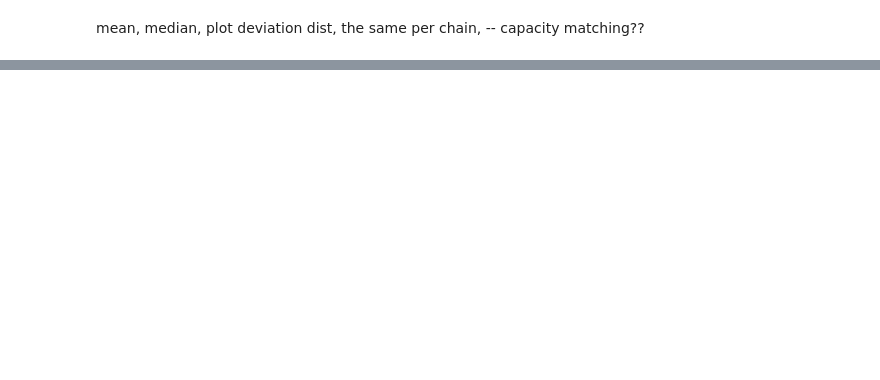
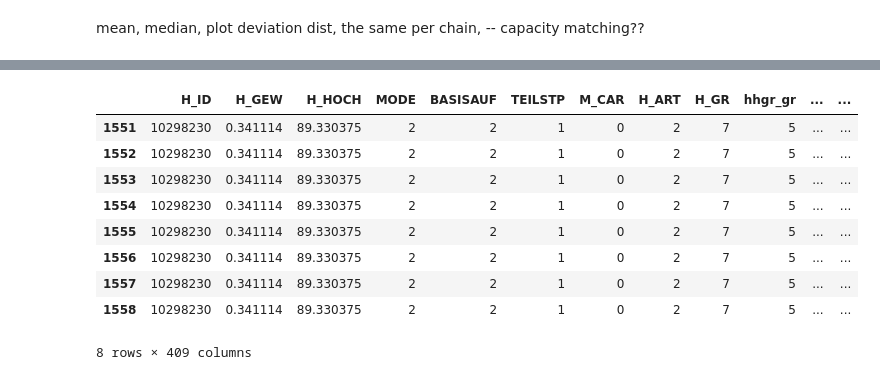
Before and after one commit to TUBS-IVS/MATSimPipeline, a Jupyter notebook: analysis/analysisnb.ipynb, the cells around one changed output, grey strips where cells are left out. Drawn from its saved outputs; the diff is of its cells as text; code cells hidden in the pictures; blank space fills up the shorter version.

```diff
--- a/analysis/analysisnb.ipynb
+++ b/analysis/analysisnb.ipynb
@@ -82,2 +135,19 @@ min          0.018922
 max      19800.000000
 Name: discretization_error, dtype: float64
+# %%
+# Filter df for a specific person
+person_id = '10298230_11857_10298232'
+person_df1 = Data1.df[Data1.df['unique_person_id'] == person_id]
+person_df2 = Data2.df[Data2.df['unique_person_id'] == person_id]
+person_df2
+# %% [output]
+|  | H_ID | H_GEW | H_HOCH | MODE | BASISAUF | TEILSTP | M_CAR | H_ART | H_GR | hhgr_gr | ... | ... |
+| 1551 | 10298230 | 0.341114 | 89.330375 | 2 | 2 | 1 | 0 | 2 | 7 | 5 | ... | ... |
+| 1552 | 10298230 | 0.341114 | 89.330375 | 2 | 2 | 1 | 0 | 2 | 7 | 5 | ... | ... |
+| 1553 | 10298230 | 0.341114 | 89.330375 | 2 | 2 | 1 | 0 | 2 | 7 | 5 | ... | ... |
+| 1554 | 10298230 | 0.341114 | 89.330375 | 2 | 2 | 1 | 0 | 2 | 7 | 5 | ... | ... |
+| 1555 | 10298230 | 0.341114 | 89.330375 | 2 | 2 | 1 | 0 | 2 | 7 | 5 | ... | ... |
+| 1556 | 10298230 | 0.341114 | 89.330375 | 2 | 2 | 1 | 0 | 2 | 7 | 5 | ... | ... |
+| 1557 | 10298230 | 0.341114 | 89.330375 | 2 | 2 | 1 | 0 | 2 | 7 | 5 | ... | ... |
+| 1558 | 10298230 | 0.341114 | 89.330375 | 2 | 2 | 1 | 0 | 2 | 7 | 5 | ... | ... |
+8 rows × 409 columns
```
Also changed, not shown: parts of 6 cells of this notebook, 5 other files.
